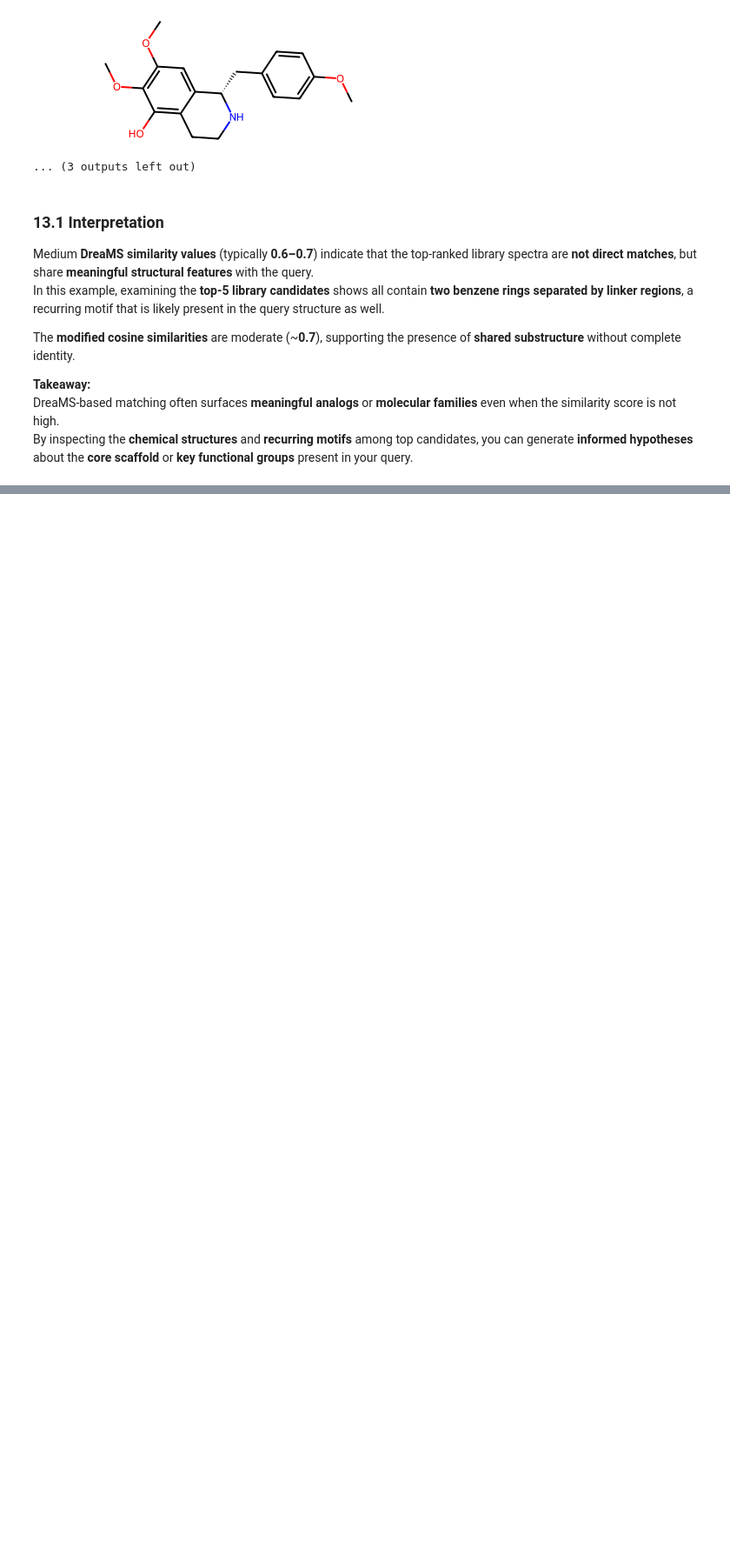
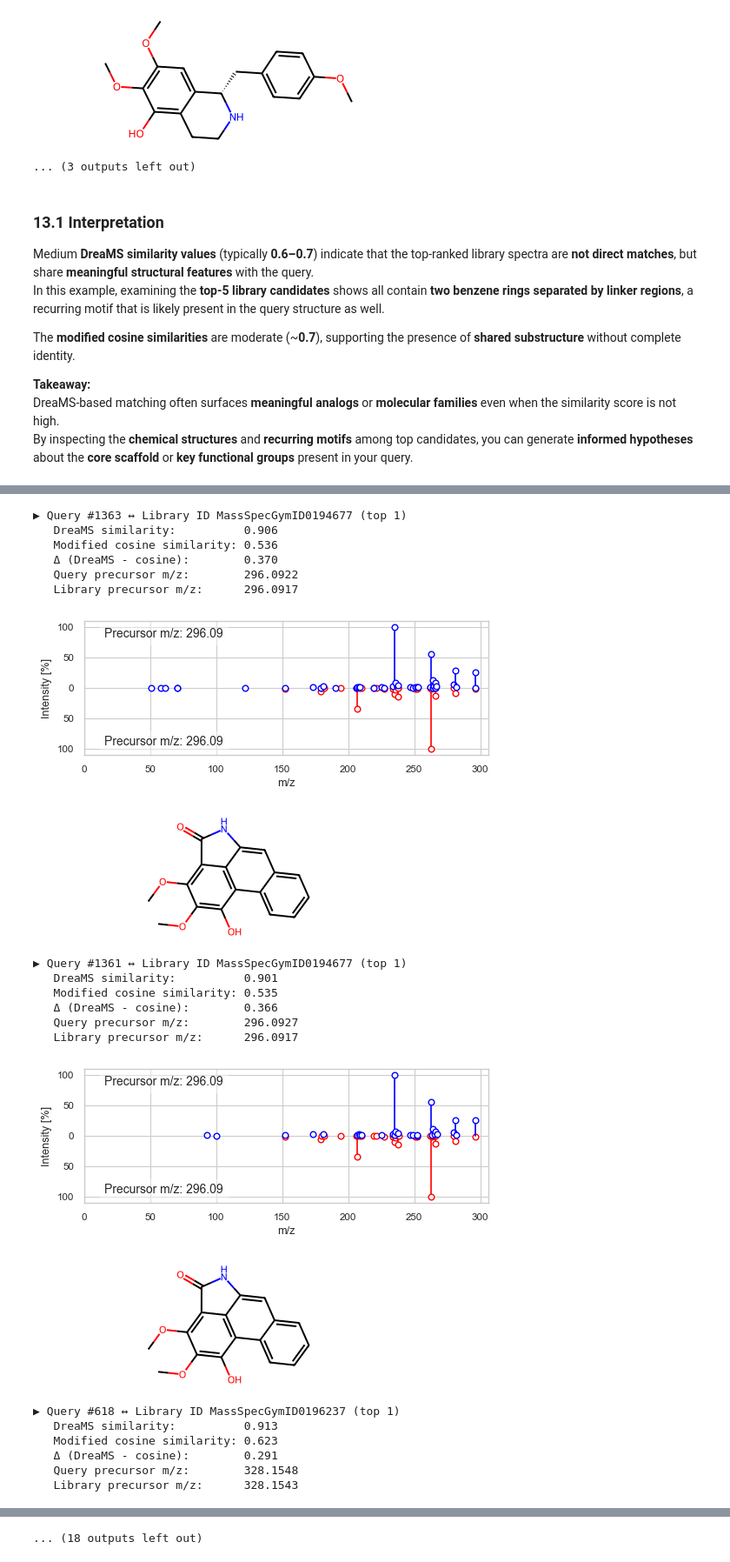
Before and after one commit to pluskal-lab/DreaMS_MIMB, a Jupyter notebook: notebooks/3_library_matching.ipynb, the cells around one changed output, grey strips where cells are left out. Shown at 87% size. Cells and saved outputs as stored; diff of their text form; code cells hidden in the pictures; blank space fills up the shorter version.

```diff
--- a/notebooks/3_library_matching.ipynb
+++ b/notebooks/3_library_matching.ipynb
@@ -511,0 +524,16 @@ By inspecting the **chemical structures** and **recurring motifs** among top can
+# %%
+# Keep only rank-1 hits
+df1 = df_matches[df_matches["rank"] == 1].copy()
+df1 = df1.dropna(subset=["DreaMS_similarity", "Modified_cosine_similarity"])
+df1["delta"] = df1["DreaMS_similarity"] - df1["Modified_cosine_similarity"]
+# Filter: cosine >= 0.5
+df1 = df1[df1["Modified_cosine_similarity"] >= 0.5]
+
+# Sort by disagreement and take top 10
+top10_disagree = df1.sort_values("delta", ascending=False).head(10).reset_index(drop=True)
+
+print("Top 10 rank=1 DreaMS–cosine disagreement (cosine >= 0.5):")
+display(top10_disagree[[
+    "query_index", "library_index", "library_IDENTIFIER",
+    "DreaMS_similarity", "Modified_cosine_similarity", "delta"
+]])
@@ -511,0 +553,47 @@ By inspecting the **chemical structures** and **recurring motifs** among top can
+# %%
+for row in top10_disagree.itertuples():
+    qi    = int(row.query_index)
+    rank  = 1
+    li    = int(row.library_index)
+    lib_id = row.library_IDENTIFIER
+    dsim  = float(row.DreaMS_similarity)
+    mcos  = float(row.Modified_cosine_similarity)
+    delta = float(row.delta)
+
+    print(f"\n▶ Query #{qi} ↔ Library ID {lib_id} (top {rank})")
+    print(f"   DreaMS similarity:          {dsim:.3f}")
+    print(f"   Modified cosine similarity: {mcos:.3f}")
+    print(f"   Δ (DreaMS - cosine):        {delta:.3f}")
+    print(f"   Query precursor m/z:        {msdata_q.get_prec_mzs(qi):.4f}")
+    print(f"   Library precursor m/z:      {msdata_lib.get_prec_mzs(li):.4f}")
+
+    su.plot_spectrum(
+        spec=msdata_q.get_spectra(qi),
+        mirror_spec=msdata_lib.get_spectra(li),
+        prec_mz=msdata_q.get_prec_mzs(qi),
+        mirror_prec_mz=msdata_lib.get_prec_mzs(li),
+    )
+    display(Chem.MolFromSmiles(row.library_SMILES))
+# %% [output]
+▶ Query #1363 ↔ Library ID MassSpecGymID0194677 (top 1)
+   DreaMS similarity:          0.906
+   Modified cosine similarity: 0.536
+   Δ (DreaMS - cosine):        0.370
+   Query precursor m/z:        296.0922
+   Library precursor m/z:      296.0917
+[figure, added]
+[figure, added]
+▶ Query #1361 ↔ Library ID MassSpecGymID0194677 (top 1)
+   DreaMS similarity:          0.901
+   Modified cosine similarity: 0.535
+   Δ (DreaMS - cosine):        0.366
+   Query precursor m/z:        296.0927
+   Library precursor m/z:      296.0917
+[figure, added]
+[figure, added]
+▶ Query #618 ↔ Library ID MassSpecGymID0196237 (top 1)
+   DreaMS similarity:          0.913
+   Modified cosine similarity: 0.623
+   Δ (DreaMS - cosine):        0.291
+   Query precursor m/z:        328.1548
+   Library precursor m/z:      328.1543
@@ -511,0 +610 @@ By inspecting the **chemical structures** and **recurring motifs** among top can
+... (18 outputs left out)
```
Also changed, not shown: parts of 5 cells of this notebook.
